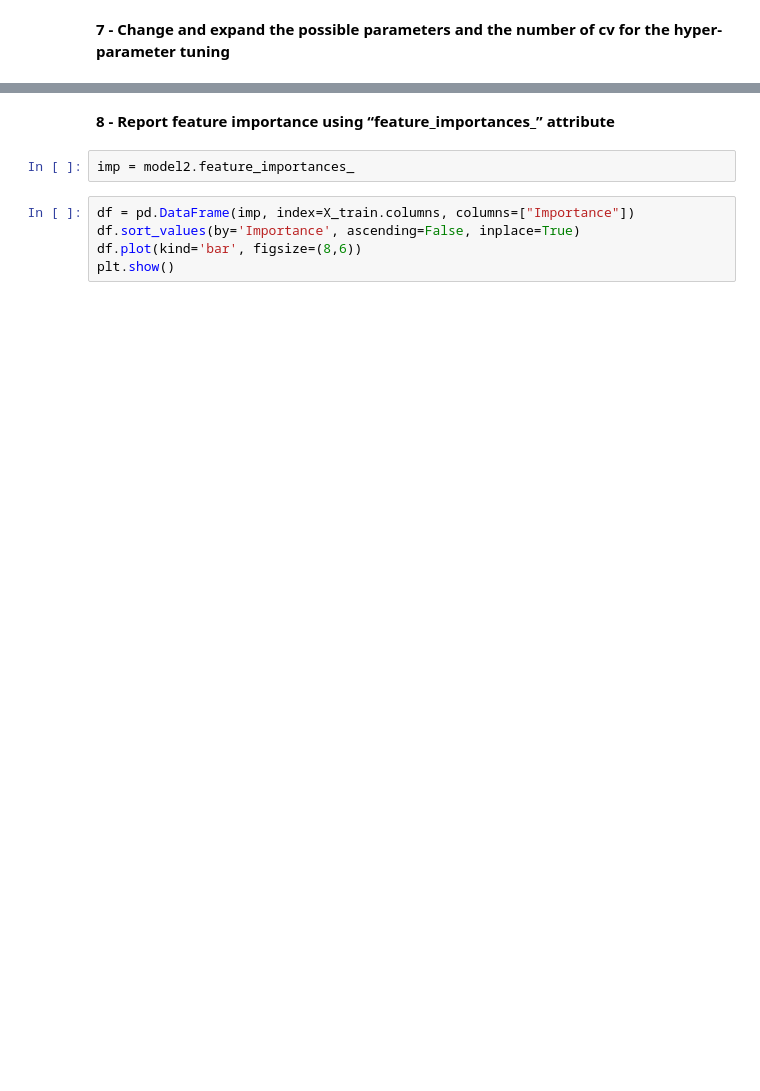
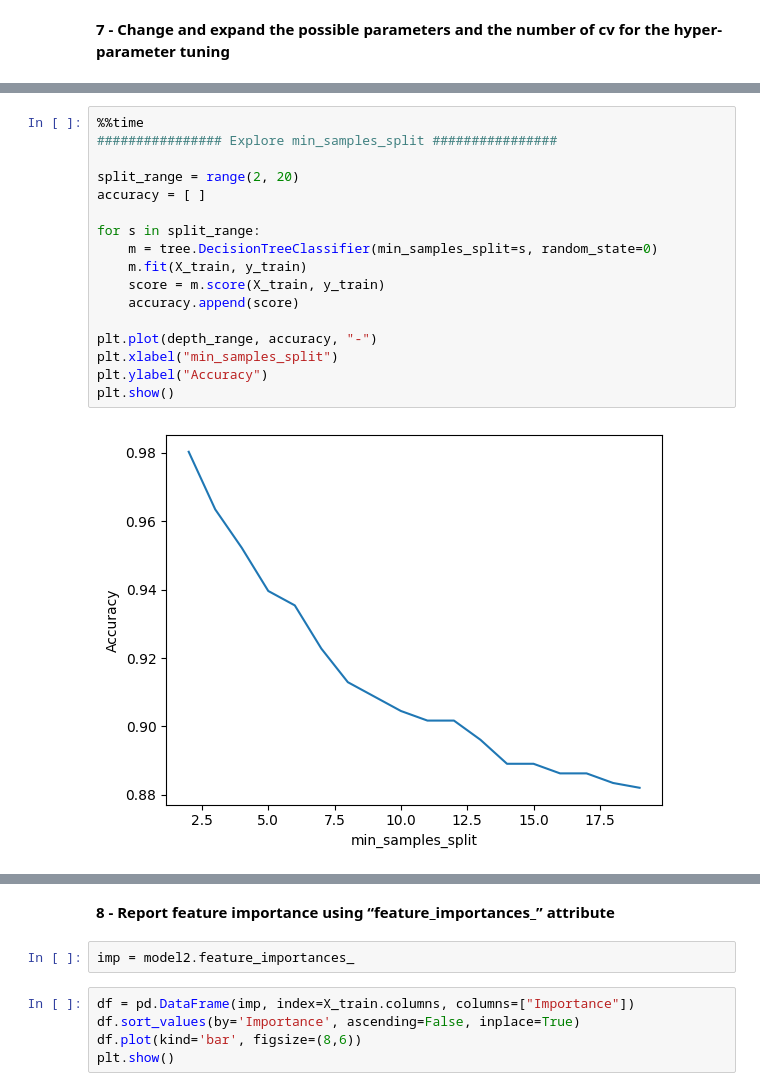
Before and after one commit to straylight77/data-sci-learning, a Jupyter notebook: dat203/lab6.ipynb, the cells around one changed output, grey strips where cells are left out. Drawn from its saved outputs; the diff is of its cells as text; blank space fills up the shorter version.

```diff
--- a/dat203/lab6.ipynb
+++ b/dat203/lab6.ipynb
@@ -153,0 +204,19 @@ plt.show()
+# %%
+%%time
+################ Explore min_samples_split ################
+
+split_range = range(2, 20)
+accuracy = [ ]
+
+for s in split_range:
+    m = tree.DecisionTreeClassifier(min_samples_split=s, random_state=0)
+    m.fit(X_train, y_train)
+    score = m.score(X_train, y_train)
+    accuracy.append(score)
+
+plt.plot(depth_range, accuracy, "-")
+plt.xlabel("min_samples_split")
+plt.ylabel("Accuracy")
+plt.show()
+# %% [output]
+[figure, added]
```
Also changed, not shown: parts of 19 cells of this notebook.
